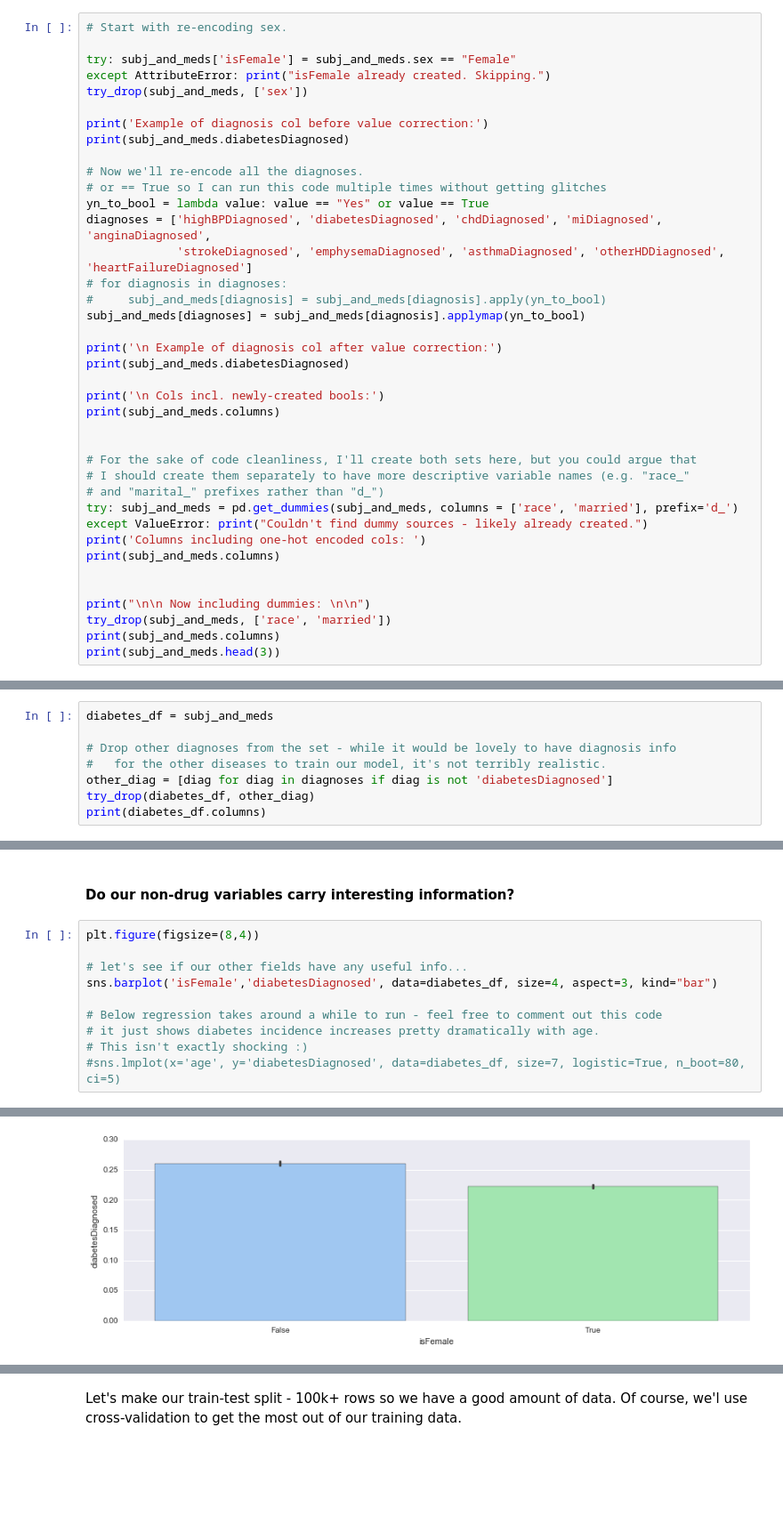
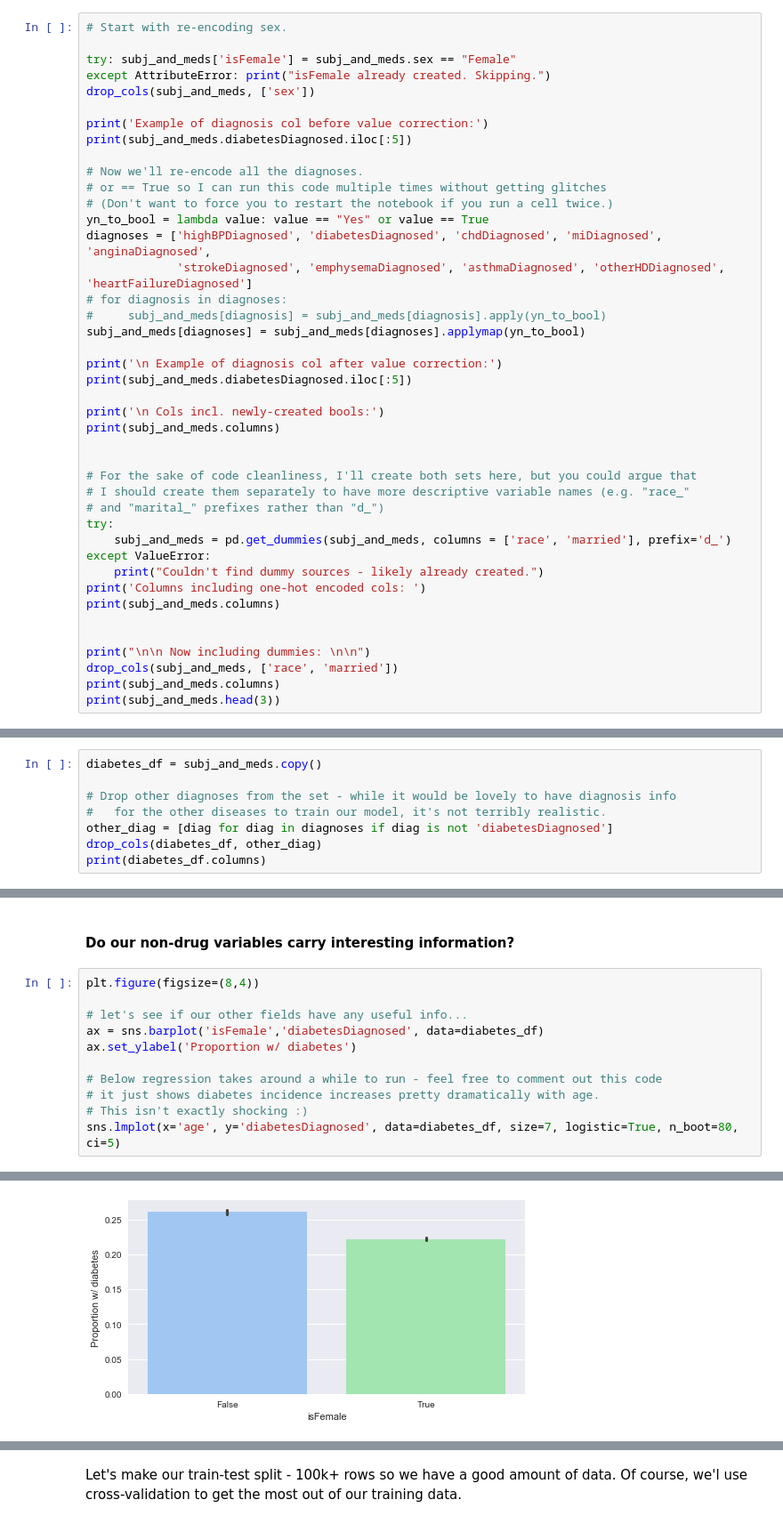
Before and after one commit to No-Stream/meps_analysis, a Jupyter notebook: MEPS_analysis.ipynb, the cells around one changed output, grey strips where cells are left out. Shown at 89% size. Cells and saved outputs as stored; diff of their text form; blank space fills up the shorter version.

```diff
--- a/MEPS_analysis.ipynb
+++ b/MEPS_analysis.ipynb
@@ -148,22 +175,23 @@ We currently don't have much of our info in an easily-interpretable form for our
 
 try: subj_and_meds['isFemale'] = subj_and_meds.sex == "Female"
 except AttributeError: print("isFemale already created. Skipping.")
-try_drop(subj_and_meds, ['sex'])
+drop_cols(subj_and_meds, ['sex'])
 
 print('Example of diagnosis col before value correction:')
-print(subj_and_meds.diabetesDiagnosed)
+print(subj_and_meds.diabetesDiagnosed.iloc[:5])
 
 # Now we'll re-encode all the diagnoses.
 # or == True so I can run this code multiple times without getting glitches
+# (Don't want to force you to restart the notebook if you run a cell twice.)
 yn_to_bool = lambda value: value == "Yes" or value == True
 diagnoses = ['highBPDiagnosed', 'diabetesDiagnosed', 'chdDiagnosed', 'miDiagnosed', 'anginaDiagnosed',
              'strokeDiagnosed', 'emphysemaDiagnosed', 'asthmaDiagnosed', 'otherHDDiagnosed', 'heartFailureDiagnosed']
 # for diagnosis in diagnoses:
 #     subj_and_meds[diagnosis] = subj_and_meds[diagnosis].apply(yn_to_bool)
-subj_and_meds[diagnoses] = subj_and_meds[diagnosis].applymap(yn_to_bool)
+subj_and_meds[diagnoses] = subj_and_meds[diagnoses].applymap(yn_to_bool)
 
 print('\n Example of diagnosis col after value correction:')
-print(subj_and_meds.diabetesDiagnosed)
+print(subj_and_meds.diabetesDiagnosed.iloc[:5])
 
 print('\n Cols incl. newly-created bools:')
 print(subj_and_meds.columns)
@@ -172,14 +200,16 @@ print(subj_and_meds.columns)
 # For the sake of code cleanliness, I'll create both sets here, but you could argue that
 # I should create them separately to have more descriptive variable names (e.g. "race_"
 # and "marital_" prefixes rather than "d_")
-try: subj_and_meds = pd.get_dummies(subj_and_meds, columns = ['race', 'married'], prefix='d_')
-except ValueError: print("Couldn't find dummy sources - likely already created.")
+try:
+    subj_and_meds = pd.get_dummies(subj_and_meds, columns = ['race', 'married'], prefix='d_')
+except ValueError:
+    print("Couldn't find dummy sources - likely already created.")
 print('Columns including one-hot encoded cols: ')
 print(subj_and_meds.columns)
 
 
 print("\n\n Now including dummies: \n\n")
-try_drop(subj_and_meds, ['race', 'married'])
+drop_cols(subj_and_meds, ['race', 'married'])
 print(subj_and_meds.columns)
 print(subj_and_meds.head(3))
 # %% [output]
@@ -422,9 +442,9 @@ Number with disease heartFailureDiagnosed = 4940
 # %%
-diabetes_df = subj_and_meds
+diabetes_df = subj_and_meds.copy()
 
 # Drop other diagnoses from the set - while it would be lovely to have diagnosis info
 #   for the other diseases to train our model, it's not terribly realistic.
 other_diag = [diag for diag in diagnoses if diag is not 'diabetesDiagnosed']
-try_drop(diabetes_df, other_diag)
+drop_cols(diabetes_df, other_diag)
 print(diabetes_df.columns)
 # %% [output]
@@ -463,11 +476,12 @@ Name: diabetesDiagnosed, dtype: object
 plt.figure(figsize=(8,4))
 
 # let's see if our other fields have any useful info...
-sns.barplot('isFemale','diabetesDiagnosed', data=diabetes_df, size=4, aspect=3, kind="bar")
+ax = sns.barplot('isFemale','diabetesDiagnosed', data=diabetes_df)
+ax.set_ylabel('Proportion w/ diabetes')
 
 # Below regression takes around a while to run - feel free to comment out this code
 # it just shows diabetes incidence increases pretty dramatically with age.
 # This isn't exactly shocking :)
-#sns.lmplot(x='age', y='diabetesDiagnosed', data=diabetes_df, size=7, logistic=True, n_boot=80, ci=5)
+sns.lmplot(x='age', y='diabetesDiagnosed', data=diabetes_df, size=7, logistic=True, n_boot=80, ci=5)
 # %% [output]
 <seaborn.axisgrid.FacetGrid at 0x...>
@@ -475 +488 @@ sns.barplot('isFemale','diabetesDiagnosed', data=diabetes_df, size=4, aspect=3,
-[figure, old version]
+[figure, new version]
```
Also changed, not shown: parts of 85 cells of this notebook, 1 other file.
